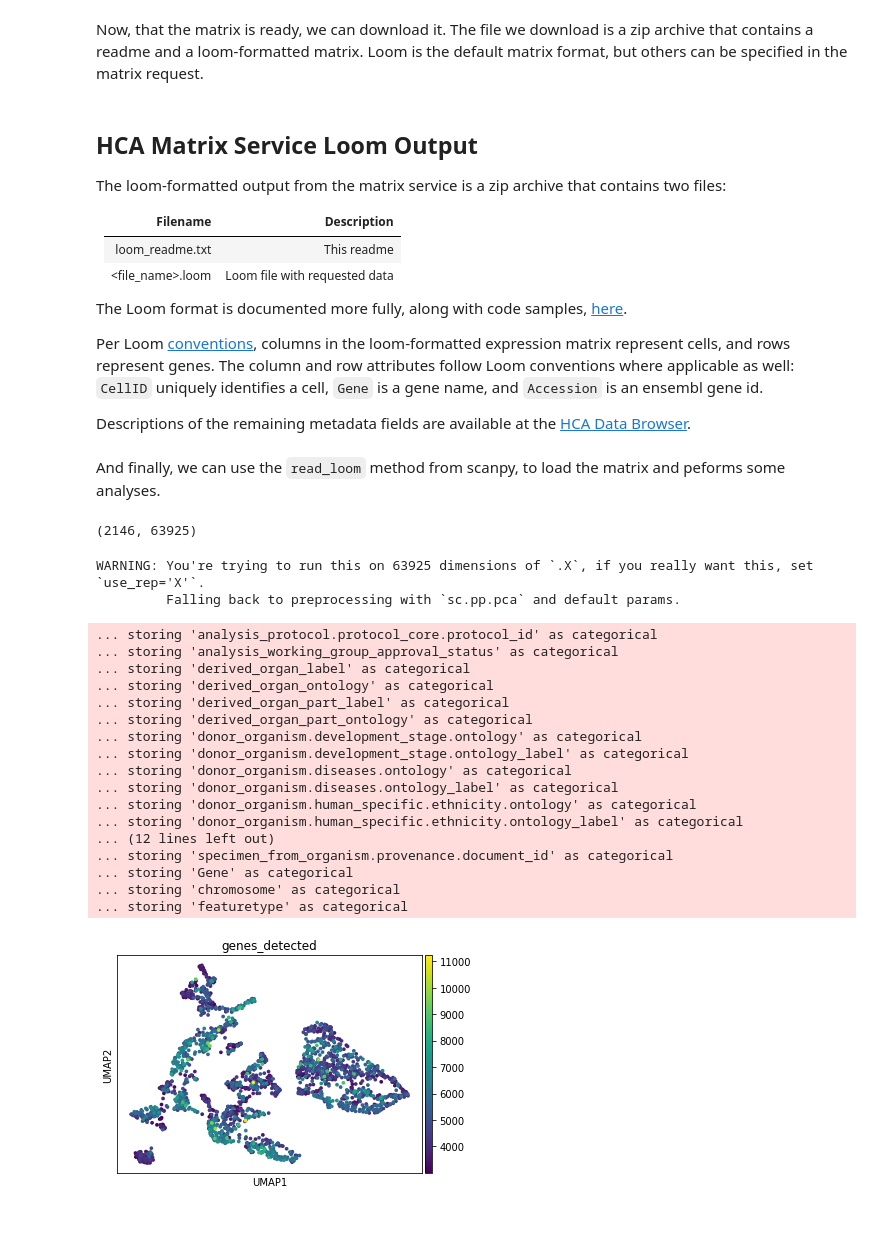
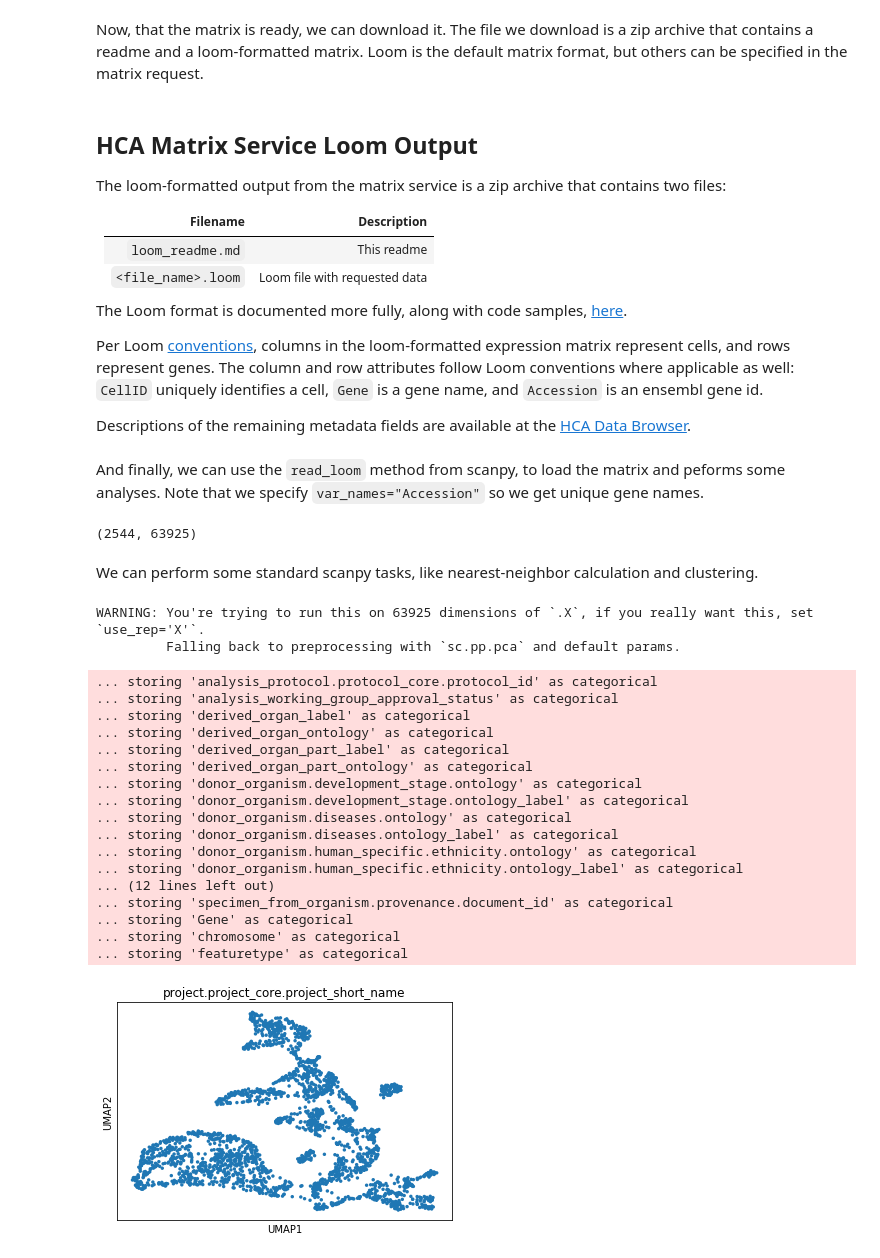
Before and after one commit to HumanCellAtlas/matrix-service, a Jupyter notebook: docs/HCA Matrix Service to Scanpy.ipynb, the cells around one changed output. Drawn from its saved outputs; the diff is of its cells as text; code cells hidden in the pictures; blank space fills up the shorter version.

```diff
--- a/docs/HCA Matrix Service to Scanpy.ipynb
+++ b/docs/HCA Matrix Service to Scanpy.ipynb
@@ -12,7 +12,7 @@ import json, os, requests, scanpy.api as sc, shutil, time, zipfile
 # %% [markdown]
 Now, we're going to make some requests to describe what fields and values we can filter on when we're selecting our matrix.
 # %%
-MATRIX_URL = "https://matrix.dev.data.humancellatlas.org/v1"
+MATRIX_URL = "https://matrix.data.humancellatlas.org/v1"
 resp = requests.get(MATRIX_URL + "/filters")
 print(resp.text)
 # %% [output]
@@ -76,7 +72,7 @@ resp = requests.post(
                 "value": "Single cell transcriptome analysis of human pancreas",
                 "field": "project.project_core.project_short_name"},
                {"op": ">=",
-                "value": 3000,
+                "value": 300,
                 "field": "genes_detected"}
            ]
           }})
@@ -129,10 +125,10 @@ print(open("loom_readme.md").read())
 
 The loom-formatted output from the matrix service is a zip archive that contains two files:
 
-| Filename                         | Description                   |
-|--------------------------------- |-------------------------------|
-| loom_readme.txt                  | This readme                   |
-| <file_name>.loom                 | Loom file with requested data |
+| Filename                           | Description                   |
+|------------------------------------|-------------------------------|
+| `loom_readme.md`                   | This readme                   |
+| `<file_name>.loom`                 | Loom file with requested data |
 
 The Loom format is documented more fully, along with code samples,
 [here](https://linnarssonlab.org/loompy/index.html).
@@ -147,37 +143,39 @@ as well: `CellID` uniquely identifies a cell, `Gene` is a gene name, and
 Descriptions of the remaining metadata fields are available at the
 [HCA Data Browser](https://prod.data.humancellatlas.org/metadata).
 # %% [markdown]
-And finally, we can use the `read_loom` method from scanpy, to load the matrix and peforms some analyses.
+And finally, we can use the `read_loom` method from scanpy, to load the matrix and peforms some analyses. Note that we specify `var_names="Accession"` so we get unique gene names.
 # %%
 matrix_loom_filename = matrix_zip_filename.rstrip(".zip")
 adata = sc.read_loom(matrix_loom_filename, var_names="Accession")
 # %%
 adata.shape
 # %% [output]
-(2146, 63925)
+(2544, 63925)
+# %% [markdown]
+We can perform some standard scanpy tasks, like nearest-neighbor calculation and clustering.
 # %%
 sc.pp.normalize_per_cell(adata)
 sc.pp.neighbors(adata)
 sc.tl.umap(adata)
-sc.pl.umap(adata, color="genes_detected")
+sc.pl.umap(adata, color="project.project_core.project_short_name", legend_loc="lower center", legend_fontsize=6)
 # %% [output]
 WARNING: You're trying to run this on 63925 dimensions of `.X`, if you really want this, set `use_rep='X'`.
          Falling back to preprocessing with `sc.pp.pca` and default params.
 ... storing 'analysis_protocol.protocol_core.protocol_id' as categorical
 ... storing 'analysis_working_group_approval_status' as categorical
 ... storing 'derived_organ_label' as categorical
 ... storing 'derived_organ_ontology' as categorical
 ... storing 'derived_organ_part_label' as categorical
 ... storing 'derived_organ_part_ontology' as categorical
 ... storing 'donor_organism.development_stage.ontology' as categorical
 ... storing 'donor_organism.development_stage.ontology_label' as categorical
 ... storing 'donor_organism.diseases.ontology' as categorical
 ... storing 'donor_organism.diseases.ontology_label' as categorical
 ... storing 'donor_organism.human_specific.ethnicity.ontology' as categorical
 ... storing 'donor_organism.human_specific.ethnicity.ontology_label' as categorical
 ... (12 lines left out)
 ... storing 'specimen_from_organism.provenance.document_id' as categorical
 ... storing 'Gene' as categorical
 ... storing 'chromosome' as categorical
 ... storing 'featuretype' as categorical
-[figure, old version]
+[figure, new version]
```
Also changed, not shown: parts of 10 cells of this notebook.
